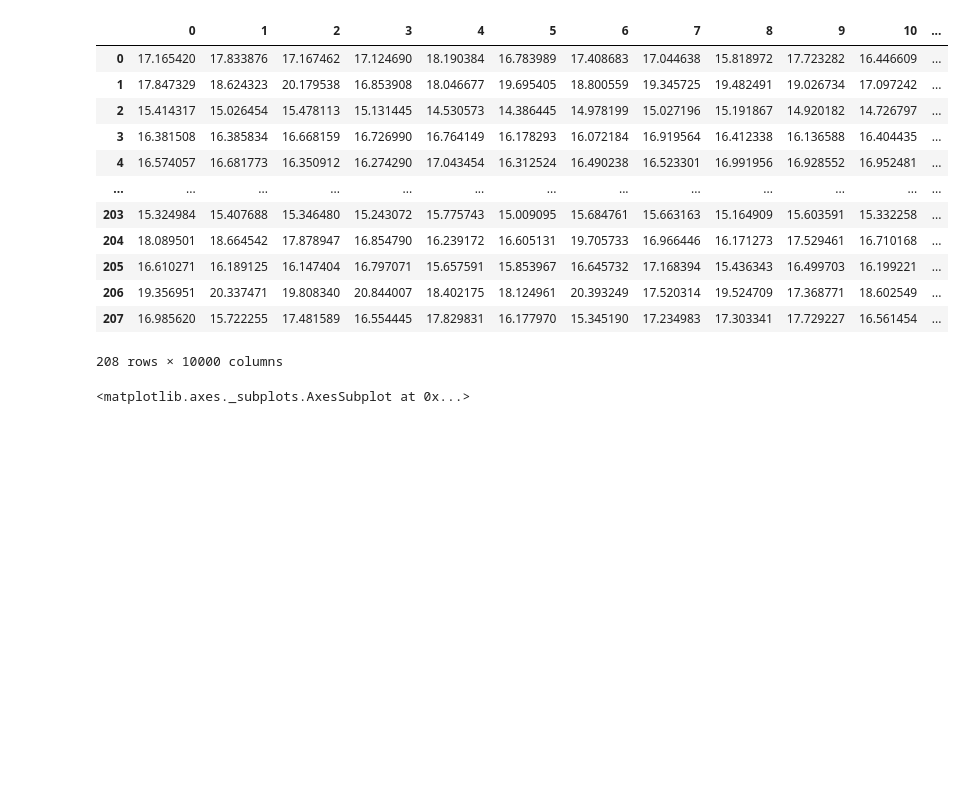
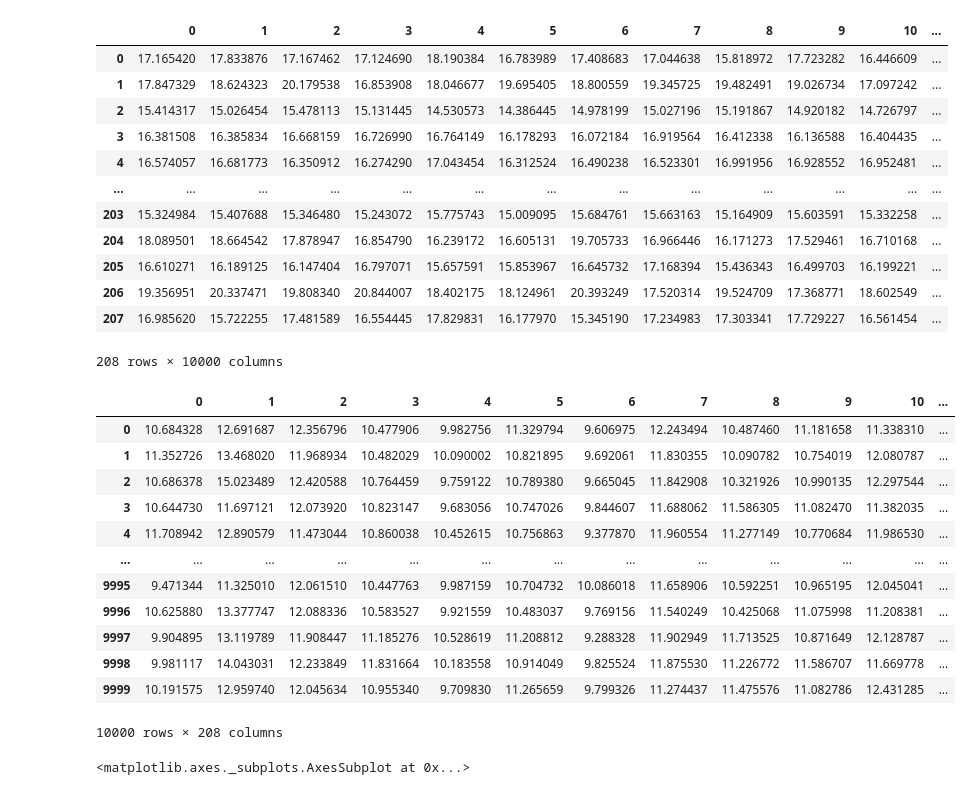
Before and after one commit to Nongbon/INTERNSHIP_NARIT, a Jupyter notebook: M_phot.ipynb, the cells around one changed output. Cells and saved outputs as stored; diff of their text form; code cells hidden in the pictures; blank space fills up the shorter version.

```diff
--- a/M_phot.ipynb
+++ b/M_phot.ipynb
@@ -248,6 +248,29 @@ data_sample_r.T
 | 206 | 19.356951 | 20.337471 | 19.808340 | 20.844007 | 18.402175 | 18.124961 | 20.393249 | 17.520314 | 19.524709 | 17.368771 | 18.602549 | ... |
 | 207 | 16.985620 | 15.722255 | 17.481589 | 16.554445 | 17.829831 | 16.177970 | 15.345190 | 17.234983 | 17.303341 | 17.729227 | 16.561454 | ... |
 208 rows × 10000 columns
+# %%
+# find M_new
+# M = m - 5[log(d)-1] - A
+M_r_new = []
+M_r_new = pd.DataFrame(M_r_new)
+for i in range(208) :
+  M_r_new[i] = data_sample_r[i] - (5 * (np.log10(data_sample_d[i])-1)) - data_phot.A_r[i]
+# %%
+M_r_new
+# %% [output]
+|  | 0 | 1 | 2 | 3 | 4 | 5 | 6 | 7 | 8 | 9 | 10 | ... |
+| 0 | 10.684328 | 12.691687 | 12.356796 | 10.477906 | 9.982756 | 11.329794 | 9.606975 | 12.243494 | 10.487460 | 11.181658 | 11.338310 | ... |
+| 1 | 11.352726 | 13.468020 | 11.968934 | 10.482029 | 10.090002 | 10.821895 | 9.692061 | 11.830355 | 10.090782 | 10.754019 | 12.080787 | ... |
+| 2 | 10.686378 | 15.023489 | 12.420588 | 10.764459 | 9.759122 | 10.789380 | 9.665045 | 11.842908 | 10.321926 | 10.990135 | 12.297544 | ... |
+| 3 | 10.644730 | 11.697121 | 12.073920 | 10.823147 | 9.683056 | 10.747026 | 9.844607 | 11.688062 | 11.586305 | 11.082470 | 11.382035 | ... |
+| 4 | 11.708942 | 12.890579 | 11.473044 | 10.860038 | 10.452615 | 10.756863 | 9.377870 | 11.960554 | 11.277149 | 10.770684 | 11.986530 | ... |
+| ... | ... | ... | ... | ... | ... | ... | ... | ... | ... | ... | ... | ... |
+| 9995 | 9.471344 | 11.325010 | 12.061510 | 10.447763 | 9.987159 | 10.704732 | 10.086018 | 11.658906 | 10.592251 | 10.965195 | 12.045041 | ... |
+| 9996 | 10.625880 | 13.377747 | 12.088336 | 10.583527 | 9.921559 | 10.483037 | 9.769156 | 11.540249 | 10.425068 | 11.075998 | 11.208381 | ... |
+| 9997 | 9.904895 | 13.119789 | 11.908447 | 11.185276 | 10.528619 | 11.208812 | 9.288328 | 11.902949 | 11.713525 | 10.871649 | 12.128787 | ... |
+| 9998 | 9.981117 | 14.043031 | 12.233849 | 11.831664 | 10.183558 | 10.914049 | 9.825524 | 11.875530 | 11.226772 | 11.586707 | 11.669778 | ... |
+| 9999 | 10.191575 | 12.959740 | 12.045634 | 10.955340 | 9.709830 | 11.265659 | 9.799326 | 11.274437 | 11.475576 | 11.082786 | 12.431285 | ... |
+10000 rows × 208 columns
 # %%
 sns.histplot(data_sample_r[0] , color = 'blue')
 # %% [output]
```
